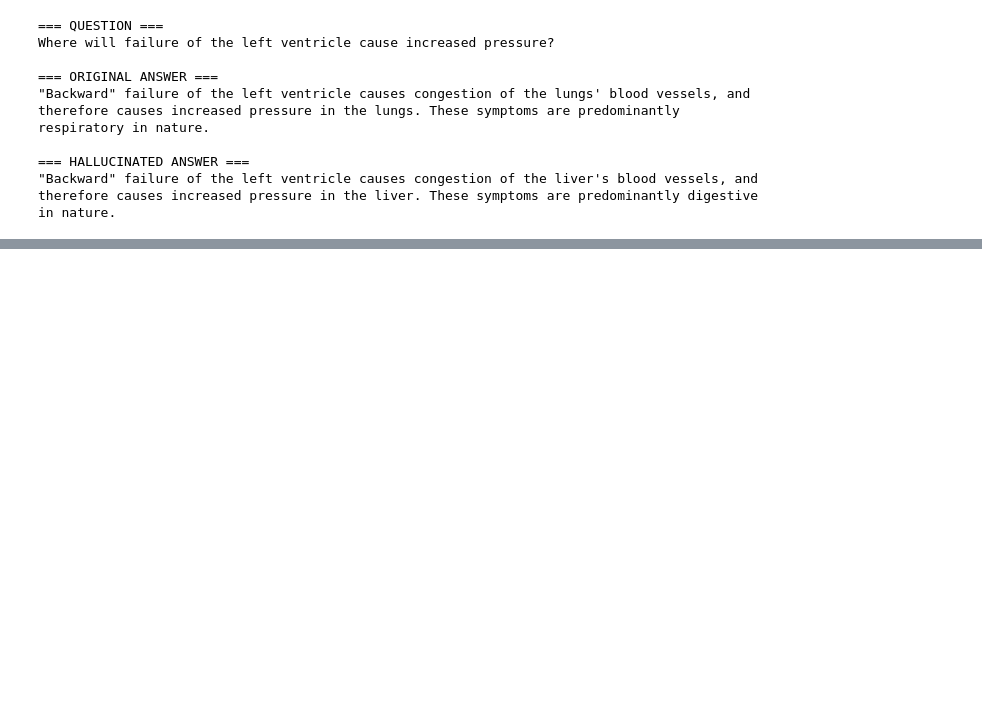
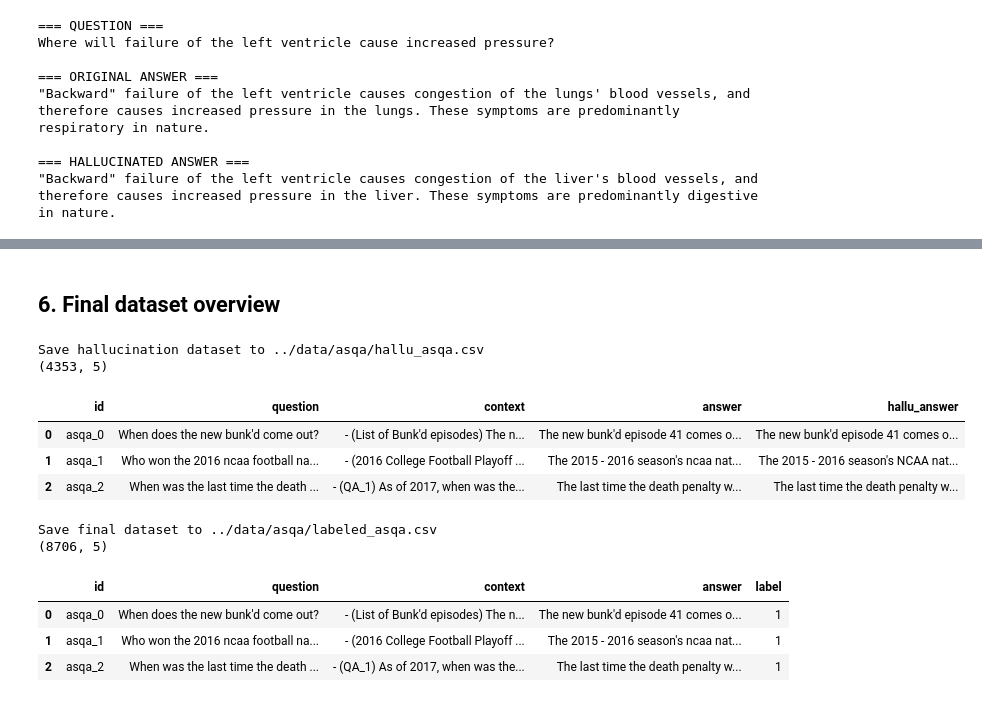
Before and after one commit to Htaaxx/ragas-evaluation, a Jupyter notebook: notebooks/synthetic-asqa.ipynb, the cells around one changed output, grey strips where cells are left out. Cells and saved outputs as stored; diff of their text form; code cells hidden in the pictures; blank space fills up the shorter version.

```diff
--- a/notebooks/synthetic-asqa.ipynb
+++ b/notebooks/synthetic-asqa.ipynb
@@ -198,14 +208,10 @@ def extract_text(response):
 # %%
 def synthetic(row, client, model="gpt-4o-mini"):
-    facts_text = parse_supporting_facts(
-        row["supporting_facts"],
-        row["context"]
-    )
 
     prompt_user = PROMPT_USER.format(
         question=row["question"].strip(),
         correct_answer=row["answer"].strip(),
-        supporting_facts=facts_text
+        context=row["context"].strip()
     )
 
     try:
@@ -412,6 +400,10 @@ def build_hallu_dataset(asqa, client, model="gpt-4o-mini", checkpoint_path=None,
 # %%
-asqa_final, asqa_hallu = build_hallu_dataset(asqa, client,  model="gpt-4o-mini",
-                                            checkpoint_path='/kaggle/working/checkpoint.csv',
-                                            hallu_path='/kaggle/working/hallu_asqa.csv',
-                                            save_path='/kaggle/working/labeled_asqa.csv')
+asqa_final, asqa_hallu = build_hallu_dataset(
+    base_df=asqa,
+    client=client,
+    model="gpt-4o-mini",
+    checkpoint_path=CHECKPOINT_PATH,
+    hallu_path=HALLU_PATH,
+    labeled_path=LABELED_PATH
+)
 # %% [output]
@@ -455,0 +419,23 @@ asqa_final.head(20)
+# %% [markdown]
+## 6. Final dataset overview
+# %%
+print(f"Save hallucination dataset to {HALLU_PATH}")
+print(asqa_hallu.shape)
+display(asqa_hallu.head(3))
+
+print(f"Save final dataset to {LABELED_PATH}")
+print(asqa_final.shape)
+display(asqa_final.head(3))
+# %% [output]
+Save hallucination dataset to ../data/asqa/hallu_asqa.csv
+(4353, 5)
+|  | id | question | context | answer | hallu_answer |
+| 0 | asqa_0 | When does the new bunk'd come out? | - (List of Bunk'd episodes) The n... | The new bunk'd episode 41 comes o... | The new bunk'd episode 41 comes o... |
+| 1 | asqa_1 | Who won the 2016 ncaa football na... | - (2016 College Football Playoff ... | The 2015 - 2016 season's ncaa nat... | The 2015 - 2016 season's NCAA nat... |
+| 2 | asqa_2 | When was the last time the death ... | - (QA_1) As of 2017, when was the... | The last time the death penalty w... | The last time the death penalty w... |
+Save final dataset to ../data/asqa/labeled_asqa.csv
+(8706, 5)
+|  | id | question | context | answer | label |
+| 0 | asqa_0 | When does the new bunk'd come out? | - (List of Bunk'd episodes) The n... | The new bunk'd episode 41 comes o... | 1 |
+| 1 | asqa_1 | Who won the 2016 ncaa football na... | - (2016 College Football Playoff ... | The 2015 - 2016 season's ncaa nat... | 1 |
+| 2 | asqa_2 | When was the last time the death ... | - (QA_1) As of 2017, when was the... | The last time the death penalty w... | 1 |
```
Also changed, not shown: parts of 19 cells of this notebook, 17 other files.
